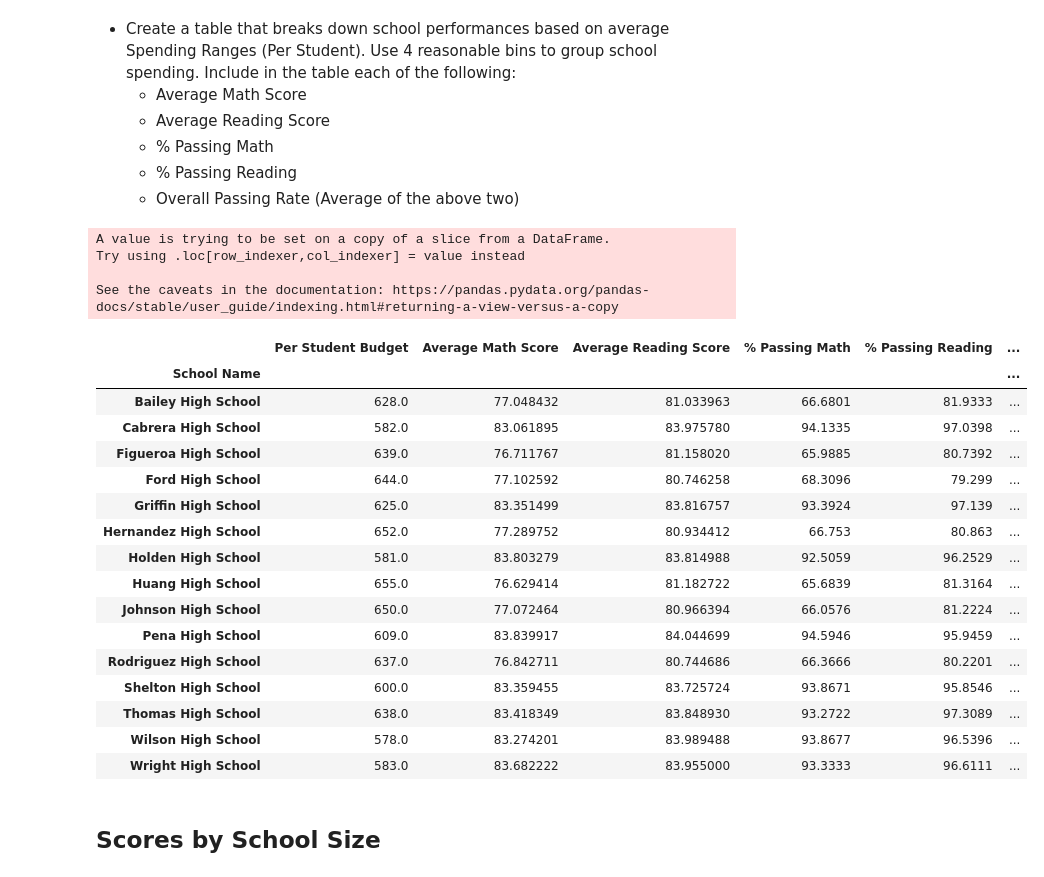
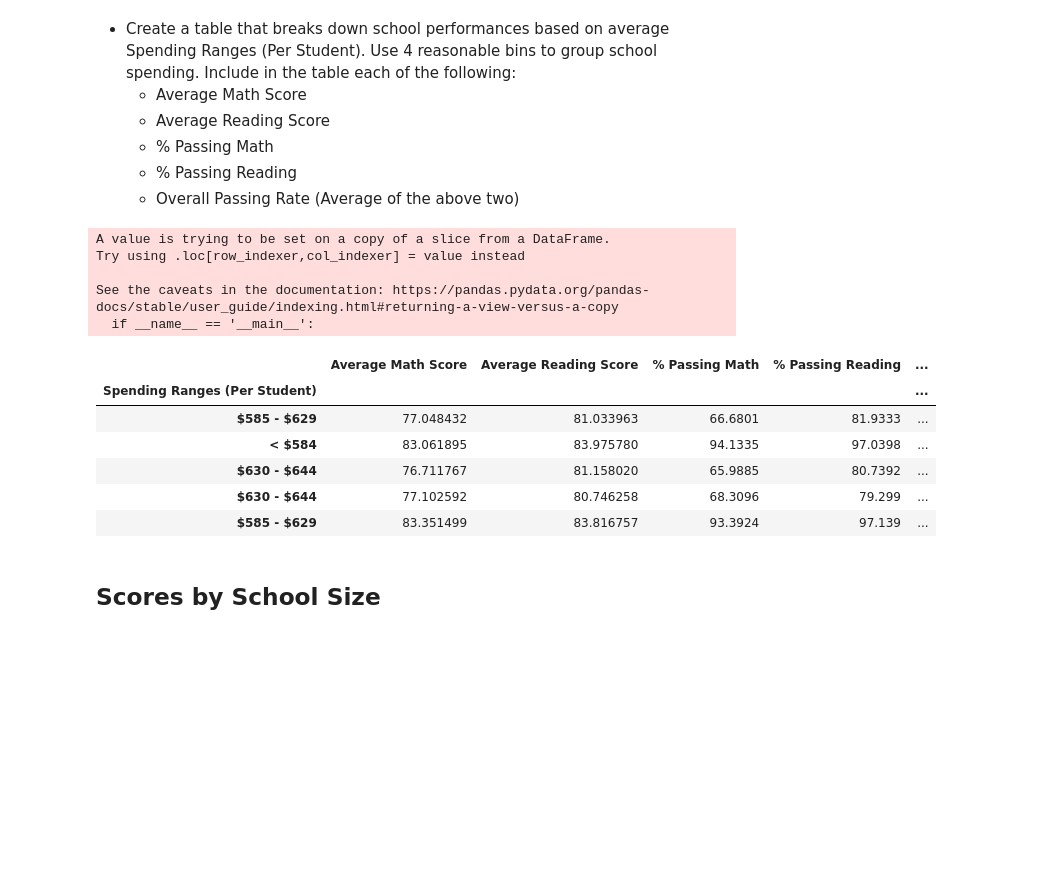
Before and after one commit to ande3674/pandas-challenge, a Jupyter notebook: PyCitySchools_starter-Copy1.ipynb, the cells around one changed output. Saved outputs shown, nothing was run; the diff lists cells and outputs as text; code cells hidden in the pictures; blank space fills up the shorter version.

```diff
--- a/PyCitySchools_starter-Copy1.ipynb
+++ b/PyCitySchools_starter-Copy1.ipynb
@@ -342,38 +342,34 @@ scores_by_grade2_df
 # %%
 # Copy the dataframe so we aren't updating a dataframe from an above section
 school_summary_sorted2_df = school_summary_df.copy()
 # Grab the columns we need
 scores_by_spending_df = school_summary_sorted2_df[['Per Student Budget', 'Average Math Score', 'Average Reading Score', '% Passing Math', '% Passing Reading', '% Overall Passing']]
 
 # Set bins and labels and cut
 bins = [0,584,629,644,675]
-labels = [ 'under $584', '$585 - $629', '$630 - $644', '$645 - $675' ]
-scores_by_spending_df["Student Spending"] = pd.cut(scores_by_spending_df["Per Student Budget"], bins, labels=labels)
+labels = [ '< $584', '$585 - $629', '$630 - $644', '$645 - $675' ]
+scores_by_spending_df["Spending Ranges (Per Student)"] = pd.cut(scores_by_spending_df["Per Student Budget"], bins, labels=labels)
 
 
-scores_by_spending_df
+scores_by_spending_df = scores_by_spending_df.reset_index()
+scores_by_spending_df = scores_by_spending_df.set_index(["Spending Ranges (Per Student)"])
+scores_by_spending_df = scores_by_spending_df.drop(columns=["School Name", "Per Student Budget"])
+scores_by_spending_df.groupby('Spending Ranges (Per Student)').mean()
+
+scores_by_spending_df.head()
 # %% [output]
 A value is trying to be set on a copy of a slice from a DataFrame.
 Try using .loc[row_indexer,col_indexer] = value instead
 
 See the caveats in the documentation: https://pandas.pydata.org/pandas-docs/stable/user_guide/indexing.html#returning-a-view-versus-a-copy
+  if __name__ == '__main__':
-|  | Per Student Budget | Average Math Score | Average Reading Score | % Passing Math | % Passing Reading | ... |
-| School Name |  |  |  |  |  | ... |
-| Bailey High School | 628.0 | 77.048432 | 81.033963 | 66.6801 | 81.9333 | ... |
-| Cabrera High School | 582.0 | 83.061895 | 83.975780 | 94.1335 | 97.0398 | ... |
-| Figueroa High School | 639.0 | 76.711767 | 81.158020 | 65.9885 | 80.7392 | ... |
-| Ford High School | 644.0 | 77.102592 | 80.746258 | 68.3096 | 79.299 | ... |
-| Griffin High School | 625.0 | 83.351499 | 83.816757 | 93.3924 | 97.139 | ... |
-| Hernandez High School | 652.0 | 77.289752 | 80.934412 | 66.753 | 80.863 | ... |
-| Holden High School | 581.0 | 83.803279 | 83.814988 | 92.5059 | 96.2529 | ... |
-| Huang High School | 655.0 | 76.629414 | 81.182722 | 65.6839 | 81.3164 | ... |
-| Johnson High School | 650.0 | 77.072464 | 80.966394 | 66.0576 | 81.2224 | ... |
-| Pena High School | 609.0 | 83.839917 | 84.044699 | 94.5946 | 95.9459 | ... |
-| Rodriguez High School | 637.0 | 76.842711 | 80.744686 | 66.3666 | 80.2201 | ... |
-| Shelton High School | 600.0 | 83.359455 | 83.725724 | 93.8671 | 95.8546 | ... |
-| Thomas High School | 638.0 | 83.418349 | 83.848930 | 93.2722 | 97.3089 | ... |
-| Wilson High School | 578.0 | 83.274201 | 83.989488 | 93.8677 | 96.5396 | ... |
-| Wright High School | 583.0 | 83.682222 | 83.955000 | 93.3333 | 96.6111 | ... |
+|  | Average Math Score | Average Reading Score | % Passing Math | % Passing Reading | ... |
+| Spending Ranges (Per Student) |  |  |  |  | ... |
+| $585 - $629 | 77.048432 | 81.033963 | 66.6801 | 81.9333 | ... |
+| < $584 | 83.061895 | 83.975780 | 94.1335 | 97.0398 | ... |
+| $630 - $644 | 76.711767 | 81.158020 | 65.9885 | 80.7392 | ... |
+| $630 - $644 | 77.102592 | 80.746258 | 68.3096 | 79.299 | ... |
+| $585 - $629 | 83.351499 | 83.816757 | 93.3924 | 97.139 | ... |
 # %% [markdown]
 ## Scores by School Size
 # %% [markdown]
```
